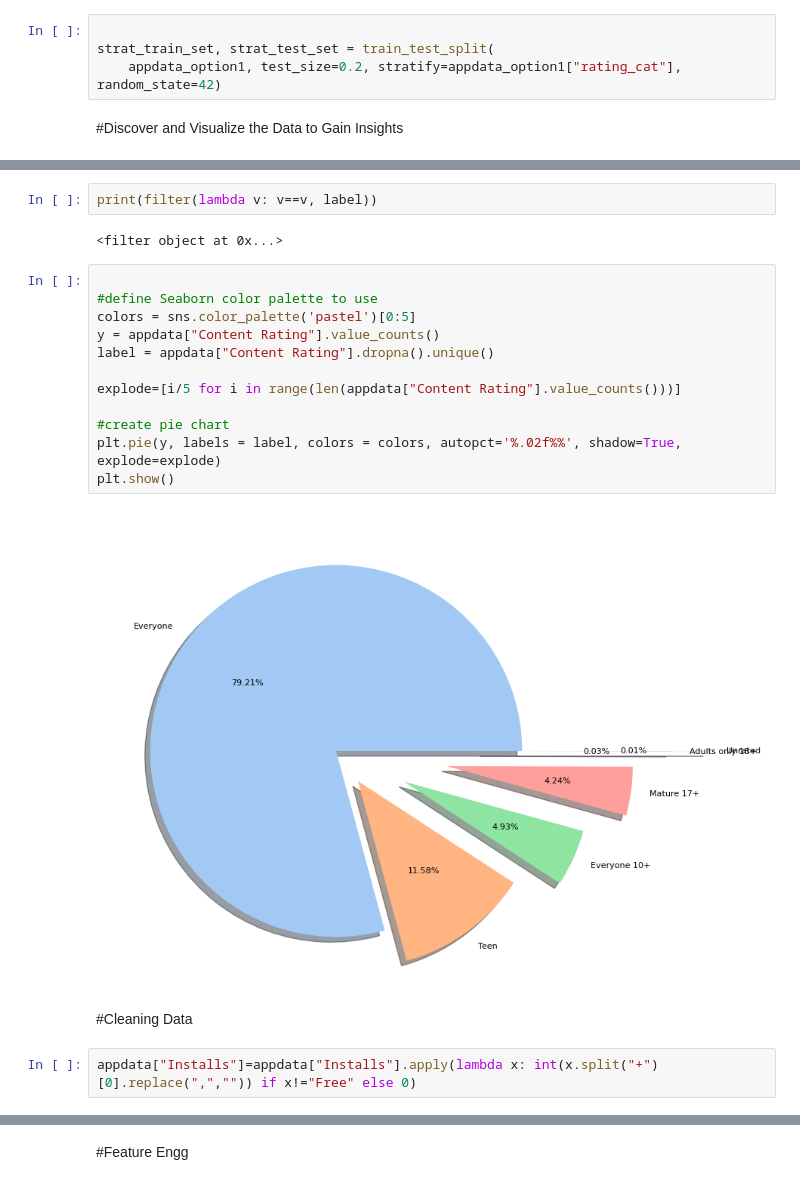
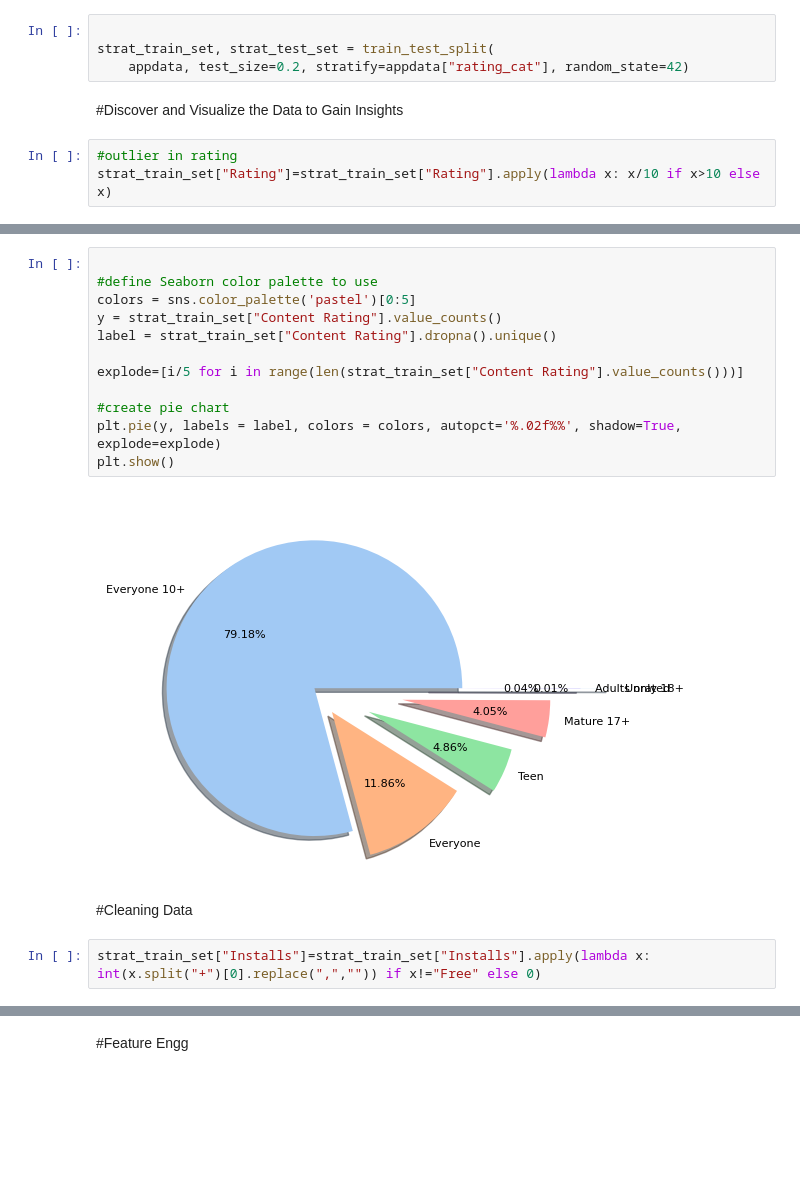
Before and after one commit to rushizirpe/rating_prediction, a Jupyter notebook: apps_rating_pred.ipynb, the cells around one changed output, grey strips where cells are left out. Cells and saved outputs as stored; diff of their text form; blank space fills up the shorter version.

```diff
--- a/apps_rating_pred.ipynb
+++ b/apps_rating_pred.ipynb
@@ -191,8 +201,11 @@ True
 # %%
 
 strat_train_set, strat_test_set = train_test_split(
-    appdata_option1, test_size=0.2, stratify=appdata_option1["rating_cat"], random_state=42)
+    appdata, test_size=0.2, stratify=appdata["rating_cat"], random_state=42)
 # %% [markdown]
 #Discover and Visualize the Data to Gain Insights
+# %%
+#outlier in rating
+strat_train_set["Rating"]=strat_train_set["Rating"].apply(lambda x: x/10 if x>10 else x)
 # %%
 
@@ -269,23 +262,19 @@ plt.show()
-# %%
-print(filter(lambda v: v==v, label))
-# %% [output]
-<filter object at 0x...>
 # %%
 
 #define Seaborn color palette to use
 colors = sns.color_palette('pastel')[0:5]
-y = appdata["Content Rating"].value_counts()
-label = appdata["Content Rating"].dropna().unique()
+y = strat_train_set["Content Rating"].value_counts()
+label = strat_train_set["Content Rating"].dropna().unique()
 
-explode=[i/5 for i in range(len(appdata["Content Rating"].value_counts()))]
+explode=[i/5 for i in range(len(strat_train_set["Content Rating"].value_counts()))]
 
 #create pie chart
 plt.pie(y, labels = label, colors = colors, autopct='%.02f%%', shadow=True, explode=explode)
 plt.show()
 # %% [output]
-[figure, old version]
+[figure, new version]
 # %% [markdown]
 #Cleaning Data
 # %%
-appdata["Installs"]=appdata["Installs"].apply(lambda x: int(x.split("+")[0].replace(",","")) if x!="Free" else 0)
+strat_train_set["Installs"]=strat_train_set["Installs"].apply(lambda x: int(x.split("+")[0].replace(",","")) if x!="Free" else 0)
 # %%
```
Also changed, not shown: parts of 64 cells of this notebook.
